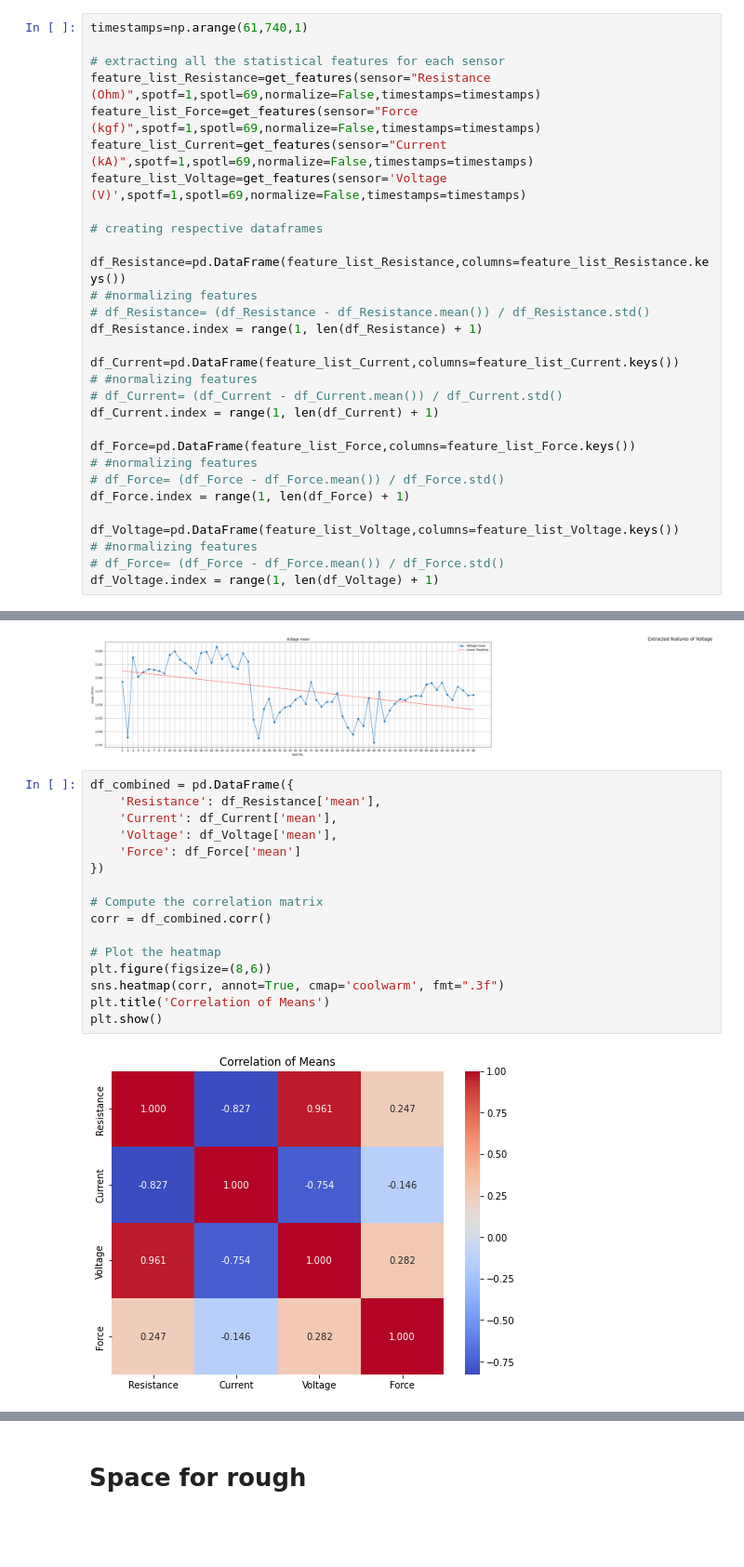
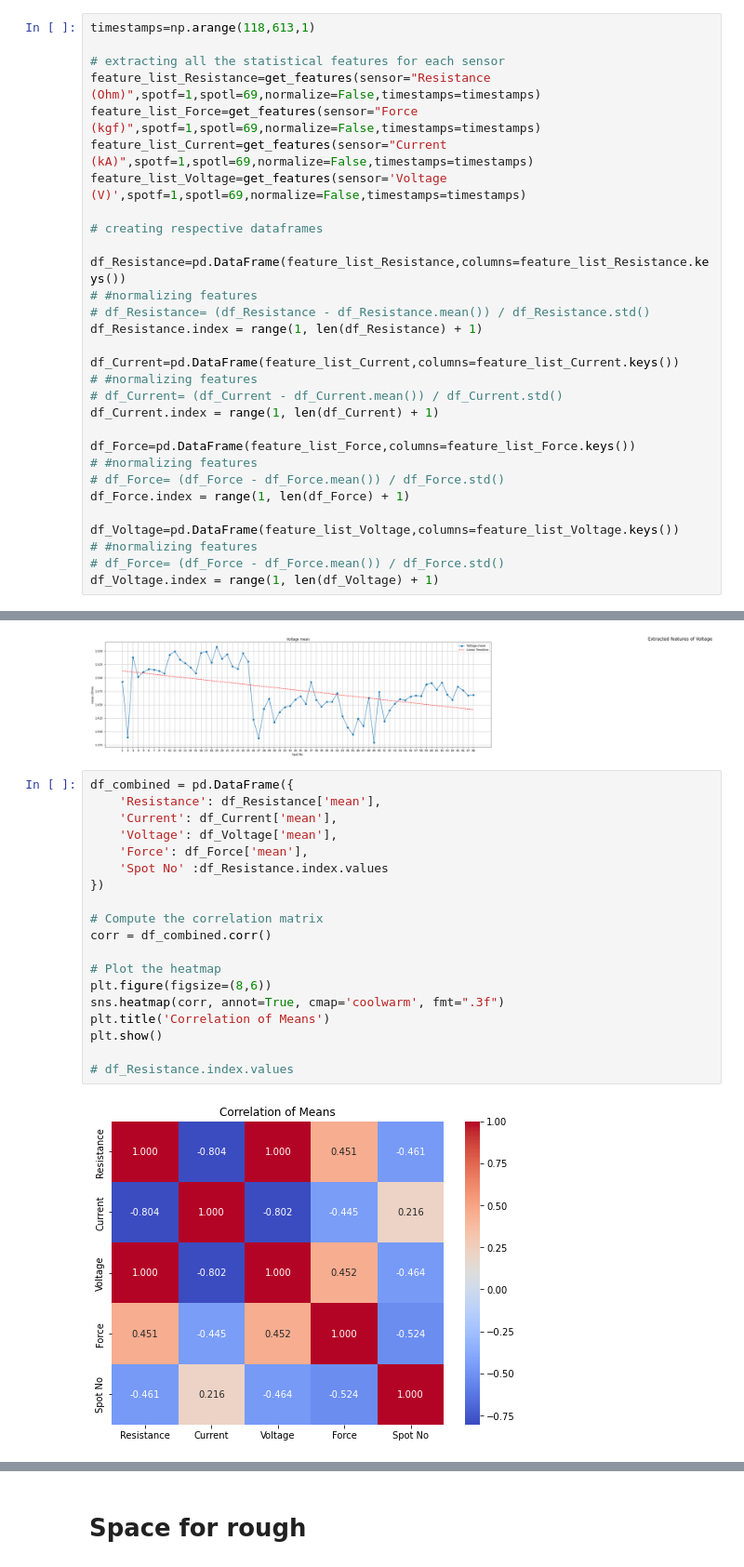
Before and after one commit to Protagonist-8/SpotProject, a Jupyter notebook: spot_eda.ipynb, the cells around one changed output, grey strips where cells are left out. Shown at 93% size. Drawn from its saved outputs; the diff is of its cells as text; blank space fills up the shorter version.

Commit message:
Committed with some analysis on Anomaly Spot No. Detection

```diff
--- a/spot_eda.ipynb
+++ b/spot_eda.ipynb
@@ -107,7 +107,7 @@ def plot_features(dataframe,sensor,features,trend=True,deg=1):
 # %% [markdown]
 # Here we can call for features instance and next plot them
 # %%
-timestamps=np.arange(61,740,1)
+timestamps=np.arange(118,613,1)
 
 # extracting all the statistical features for each sensor
 feature_list_Resistance=get_features(sensor="Resistance (Ohm)",spotf=1,spotl=69,normalize=False,timestamps=timestamps)
@@ -156,18 +156,21 @@ plot_features(dataframe=df_Voltage,sensor='Voltage',features=['mean'],deg=1,tren
 # %%
 df_combined = pd.DataFrame({
     'Resistance': df_Resistance['mean'],
     'Current': df_Current['mean'],
     'Voltage': df_Voltage['mean'],
-    'Force': df_Force['mean']
+    'Force': df_Force['mean'],
+    'Spot No' :df_Resistance.index.values
 })
 
 # Compute the correlation matrix
 corr = df_combined.corr()
 
 # Plot the heatmap
 plt.figure(figsize=(8,6))
 sns.heatmap(corr, annot=True, cmap='coolwarm', fmt=".3f")
 plt.title('Correlation of Means')
 plt.show()
+
+# df_Resistance.index.values
 # %% [output]
-[figure, old version]
+[figure, new version]
```
Also changed, not shown: parts of 19 cells of this notebook.
